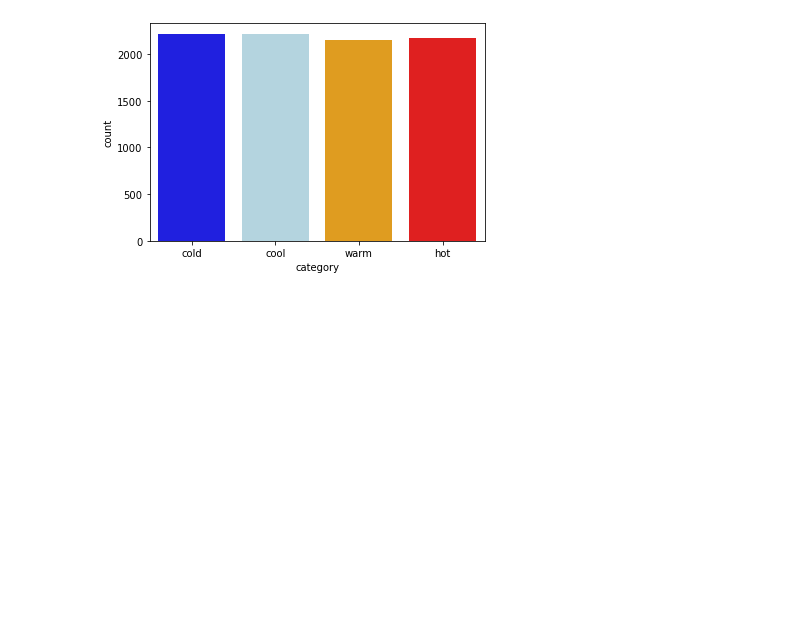
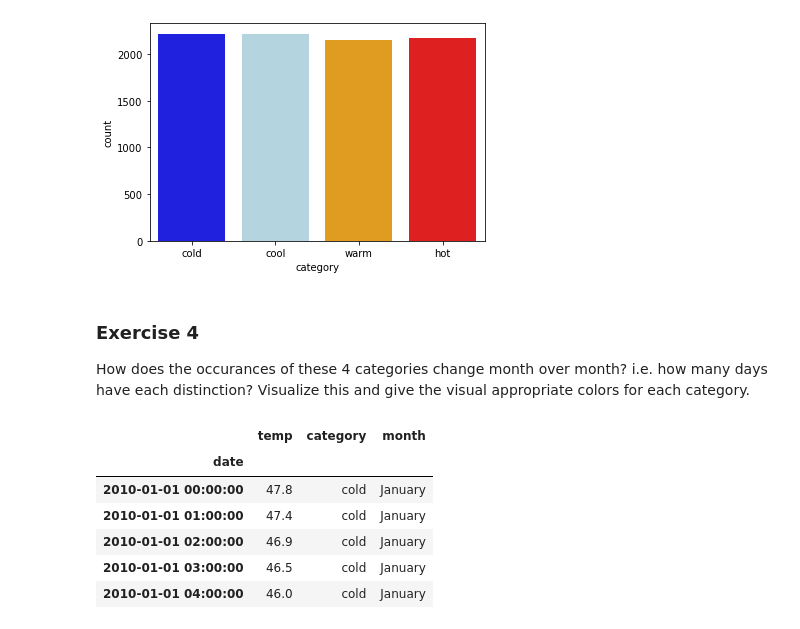
Before and after one commit to malachi-hale/time-series-exercises, a Jupyter notebook: Time_Series_Data.ipynb, the cells around one changed output. Saved outputs shown, nothing was run; the diff lists cells and outputs as text; code cells hidden in the pictures; blank space fills up the shorter version.

```diff
--- a/Time_Series_Data.ipynb
+++ b/Time_Series_Data.ipynb
@@ -991,3 +990,7 @@ Name: category, dtype: int64
 days_by_category = sns.countplot(sf_temps.category, palette = ['blue', 'lightblue', 'orange', 'red'])
 # %% [output]
 [figure]
+# %% [markdown]
+### Exercise 4
+
+How does the occurances of these 4 categories change month over month? i.e. how many days have each distinction? Visualize this and give the visual appropriate colors for each category.
@@ -993,0 +999,10 @@ days_by_category = sns.countplot(sf_temps.category, palette = ['blue', 'lightblu
+# %%
+sf_temps.head()
+# %% [output]
+|  | temp | category | month |
+| date |  |  |  |
+| 2010-01-01 00:00:00 | 47.8 | cold | January |
+| 2010-01-01 01:00:00 | 47.4 | cold | January |
+| 2010-01-01 02:00:00 | 46.9 | cold | January |
+| 2010-01-01 03:00:00 | 46.5 | cold | January |
+| 2010-01-01 04:00:00 | 46.0 | cold | January |
```
Also changed, not shown: parts of 4 cells of this notebook.
